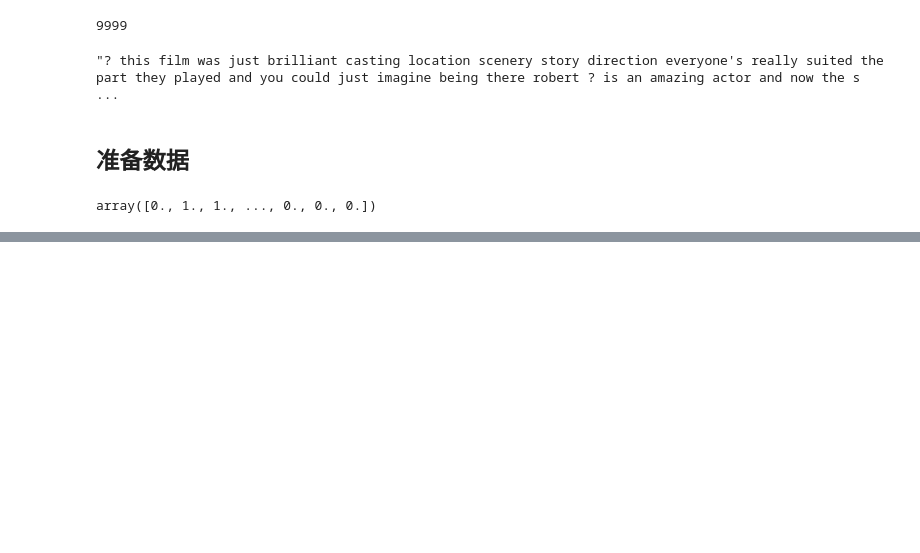
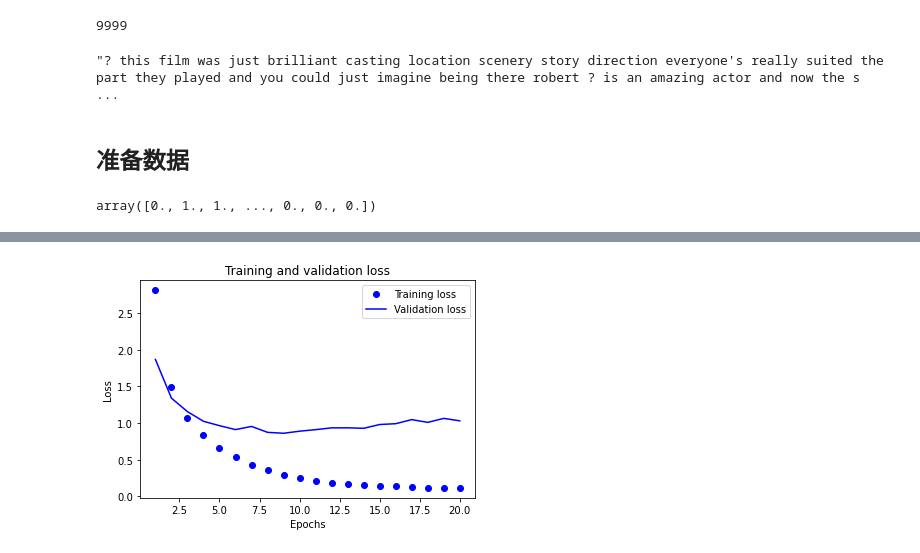
Before and after one commit to Sakurajima-sight/Deep-Learning-with-Python, a Jupyter notebook: chapter 03/Untitled.ipynb, the cells around one changed output, grey strips where cells are left out. Drawn from its saved outputs; the diff is of its cells as text; code cells hidden in the pictures; blank space fills up the shorter version.

```diff
--- a/chapter 03/Untitled.ipynb
+++ b/chapter 03/Untitled.ipynb
@@ -334,0 +416,5 @@ results
+# %%
+from keras.utils.np_utils import to_categorical
+
+one_hot_train_labels=to_categorical(train_labels)
+one_hot_test_labels=to_categorical(test_labels)
@@ -334,0 +423,10 @@ results
+# %%
+from keras import models
+from keras import layers
+
+model=models.Sequential()
+model.add(layers.Dense(64,activation='relu',input_shape=(10000,)))
+model.add(layers.Dense(64,activation='relu'))
+model.add(layers.Dense(46,activation='softmax'))
+# %%
+model.compile(optimizer='rmsprop',loss='categorical_crossentropy',metrics=['accuracy'])
@@ -334,0 +435,6 @@ results
+# %%
+x_val=x_train[:1000]
+partial_x_train=x_train[1000:]
+
+y_val=one_hot_train_labels[:1000]
+partial_y_train=one_hot_train_labels[1000:]
@@ -334,0 +466,18 @@ results
+# %%
+import matplotlib.pyplot as plt
+
+loss=history.history['loss']
+val_loss=history.history['val_loss']
+
+epochs=range(1,len(loss_values)+1)
+
+plt.plot(epochs,loss,'bo',label='Training loss')
+plt.plot(epochs,val_loss,'b',label='Validation loss')
+plt.title('Training and validation loss')
+plt.xlabel('Epochs')
+plt.ylabel('Loss')
+plt.legend()
+
+plt.show()
+# %% [output]
+[figure, added]
```
Also changed, not shown: parts of 69 cells of this notebook.
